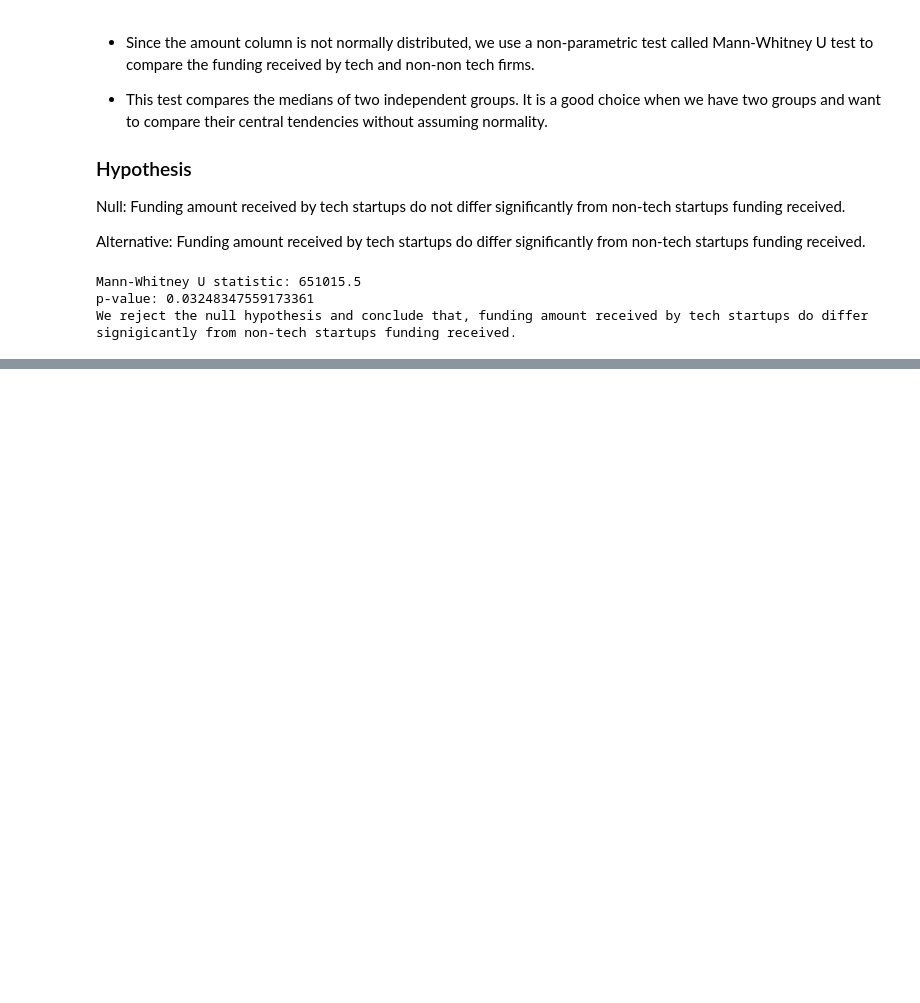
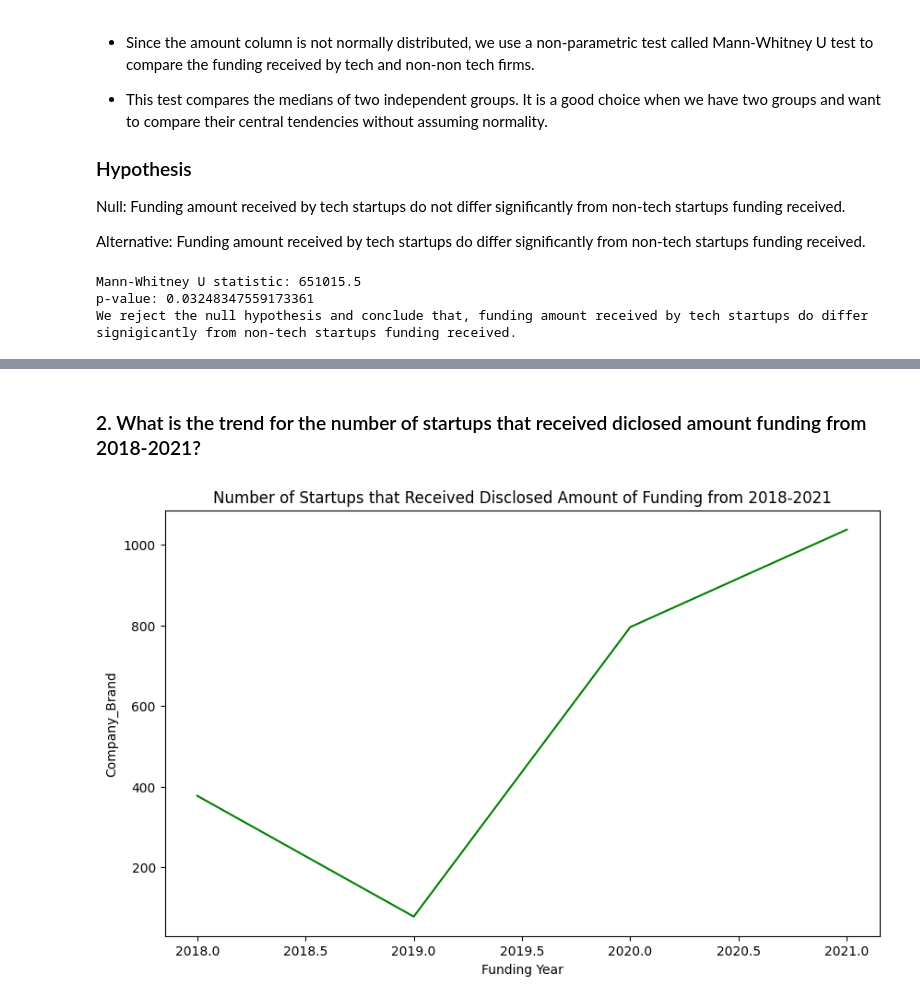
Before and after one commit to pk-aduyaw/Indian-startup-funding-analysis, a Jupyter notebook: indian_startup_funding_analysis.ipynb, the cells around one changed output, grey strips where cells are left out. Drawn from its saved outputs; the diff is of its cells as text; code cells hidden in the pictures; blank space fills up the shorter version.

```diff
--- a/indian_startup_funding_analysis.ipynb
+++ b/indian_startup_funding_analysis.ipynb
@@ -906,0 +928,12 @@ We reject the null hypothesis and conclude that, funding amount received by tech
+# %% [markdown]
+### 2. What is the trend for the number of startups that received diclosed amount funding from 2018-2021?
+# %%
+total_startups = full_df.groupby(by='Funding_Year')['Company_Brand'].count()
+plt.figure(figsize=(10, 6))
+plt.ticklabel_format(style='plain', useOffset=False)
+sns.lineplot(total_startups, color='green')
+plt.title('Number of Startups that Received Disclosed Amount of Funding from 2018-2021')
+plt.xlabel('Funding Year')
+plt.show()
+# %% [output]
+[figure, added]
```
Also changed, not shown: parts of 34 cells of this notebook.
